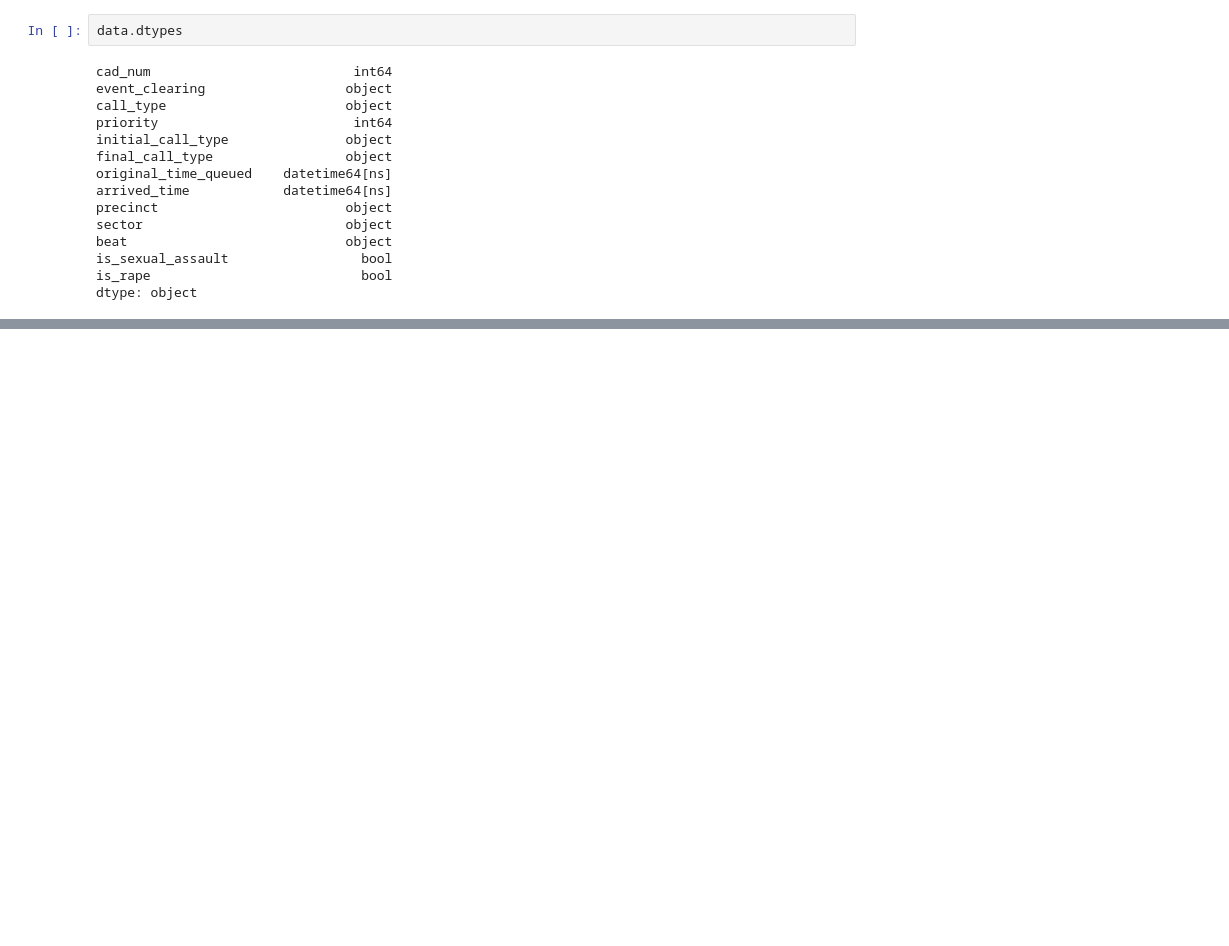
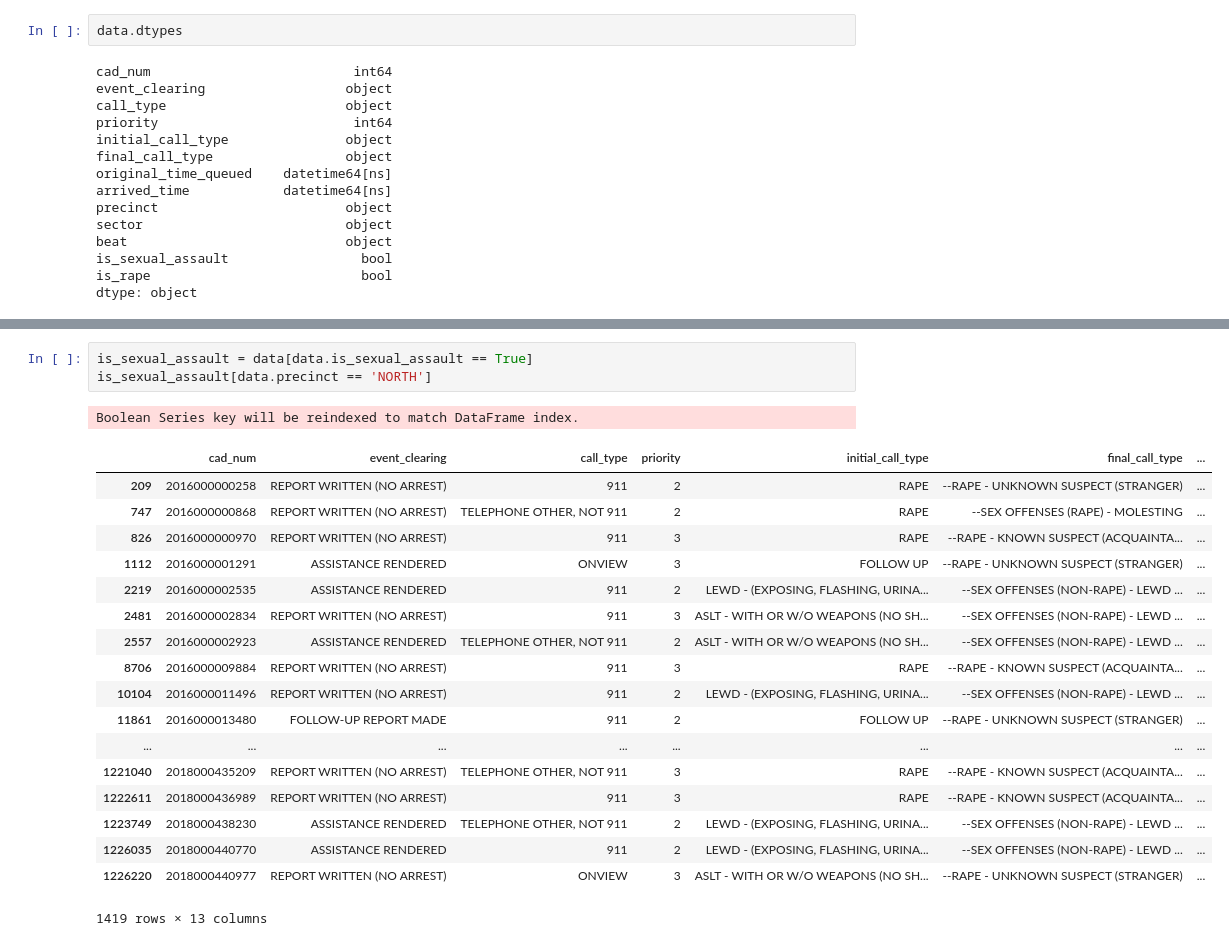
Before and after one commit to teacupwoozy/spd_notebook_archive, a Jupyter notebook: spd_notebook/All_2016_to_11_28_2018.ipynb, the cells around one changed output, grey strips where cells are left out. Drawn from its saved outputs; the diff is of its cells as text; blank space fills up the shorter version.

```diff
--- a/spd_notebook/All_2016_to_11_28_2018.ipynb
+++ b/spd_notebook/All_2016_to_11_28_2018.ipynb
@@ -135,0 +158,23 @@ py.iplot(plot)
+# %%
+is_sexual_assault = data[data.is_sexual_assault == True]
+is_sexual_assault[data.precinct == 'NORTH']
+# %% [output]
+Boolean Series key will be reindexed to match DataFrame index.
+|  | cad_num | event_clearing | call_type | priority | initial_call_type | final_call_type | ... |
+| 209 | 2016000000258 | REPORT WRITTEN (NO ARREST) | 911 | 2 | RAPE | --RAPE - UNKNOWN SUSPECT (STRANGER) | ... |
+| 747 | 2016000000868 | REPORT WRITTEN (NO ARREST) | TELEPHONE OTHER, NOT 911 | 2 | RAPE | --SEX OFFENSES (RAPE) - MOLESTING | ... |
+| 826 | 2016000000970 | REPORT WRITTEN (NO ARREST) | 911 | 3 | RAPE | --RAPE - KNOWN SUSPECT (ACQUAINTA... | ... |
+| 1112 | 2016000001291 | ASSISTANCE RENDERED | ONVIEW | 3 | FOLLOW UP | --RAPE - UNKNOWN SUSPECT (STRANGER) | ... |
+| 2219 | 2016000002535 | ASSISTANCE RENDERED | 911 | 2 | LEWD - (EXPOSING, FLASHING, URINA... | --SEX OFFENSES (NON-RAPE) - LEWD ... | ... |
+| 2481 | 2016000002834 | REPORT WRITTEN (NO ARREST) | 911 | 3 | ASLT - WITH OR W/O WEAPONS (NO SH... | --SEX OFFENSES (NON-RAPE) - LEWD ... | ... |
+| 2557 | 2016000002923 | ASSISTANCE RENDERED | TELEPHONE OTHER, NOT 911 | 2 | ASLT - WITH OR W/O WEAPONS (NO SH... | --SEX OFFENSES (NON-RAPE) - LEWD ... | ... |
+| 8706 | 2016000009884 | REPORT WRITTEN (NO ARREST) | 911 | 3 | RAPE | --RAPE - KNOWN SUSPECT (ACQUAINTA... | ... |
+| 10104 | 2016000011496 | REPORT WRITTEN (NO ARREST) | 911 | 2 | LEWD - (EXPOSING, FLASHING, URINA... | --SEX OFFENSES (NON-RAPE) - LEWD ... | ... |
+| 11861 | 2016000013480 | FOLLOW-UP REPORT MADE | 911 | 2 | FOLLOW UP | --RAPE - UNKNOWN SUSPECT (STRANGER) | ... |
+| ... | ... | ... | ... | ... | ... | ... | ... |
+| 1221040 | 2018000435209 | REPORT WRITTEN (NO ARREST) | TELEPHONE OTHER, NOT 911 | 3 | RAPE | --RAPE - KNOWN SUSPECT (ACQUAINTA... | ... |
+| 1222611 | 2018000436989 | REPORT WRITTEN (NO ARREST) | 911 | 3 | RAPE | --RAPE - KNOWN SUSPECT (ACQUAINTA... | ... |
+| 1223749 | 2018000438230 | ASSISTANCE RENDERED | TELEPHONE OTHER, NOT 911 | 2 | LEWD - (EXPOSING, FLASHING, URINA... | --SEX OFFENSES (NON-RAPE) - LEWD ... | ... |
+| 1226035 | 2018000440770 | ASSISTANCE RENDERED | 911 | 2 | LEWD - (EXPOSING, FLASHING, URINA... | --SEX OFFENSES (NON-RAPE) - LEWD ... | ... |
+| 1226220 | 2018000440977 | REPORT WRITTEN (NO ARREST) | ONVIEW | 3 | ASLT - WITH OR W/O WEAPONS (NO SH... | --RAPE - UNKNOWN SUSPECT (STRANGER) | ... |
+1419 rows × 13 columns
```
Also changed, not shown: parts of 24 cells of this notebook.
